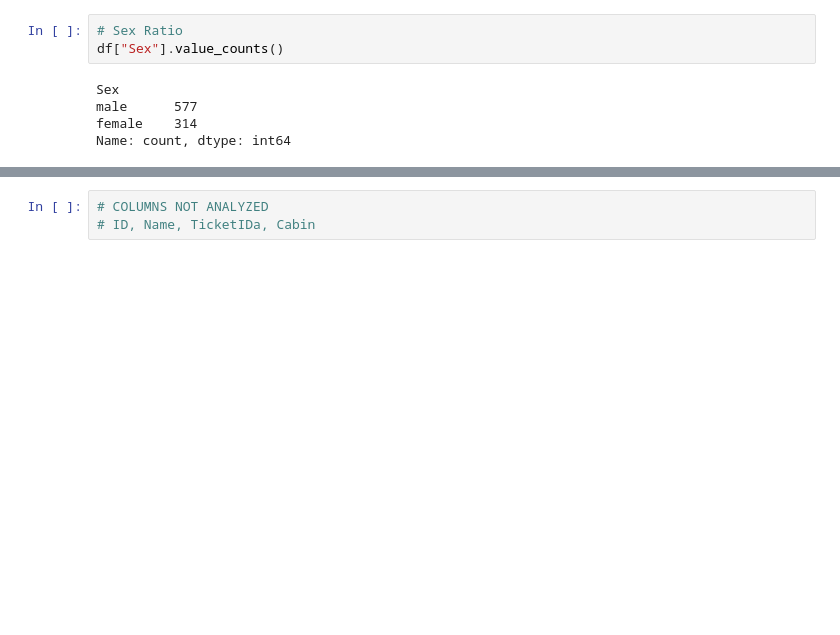
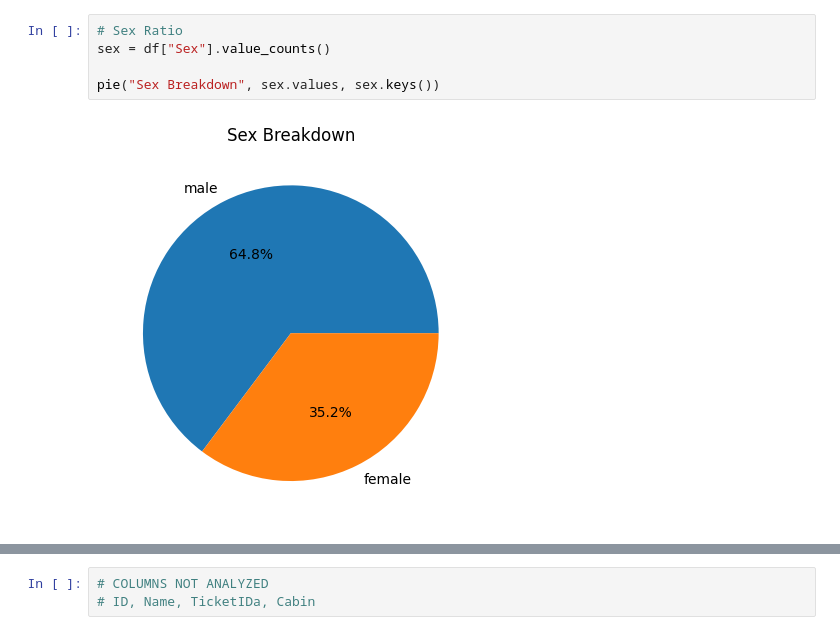
Before and after one commit to TonyGrif/titanic, a Jupyter notebook: eda/univariate.ipynb, the cells around one changed output, grey strips where cells are left out. Cells and saved outputs as stored; diff of their text form; blank space fills up the shorter version.

```diff
--- a/eda/univariate.ipynb
+++ b/eda/univariate.ipynb
@@ -28,11 +36,10 @@ Name: count, dtype: int64
 # %%
 # Sex Ratio
-df["Sex"].value_counts()
+sex = df["Sex"].value_counts()
+
+pie("Sex Breakdown", sex.values, sex.keys())
 # %% [output]
-Sex
-male      577
-female    314
-Name: count, dtype: int64
+[figure, added]
 # %%
 # Age Graph
 bins = [x for x in range(0, 100, 10)]
```
Also changed, not shown: parts of 9 cells of this notebook.
